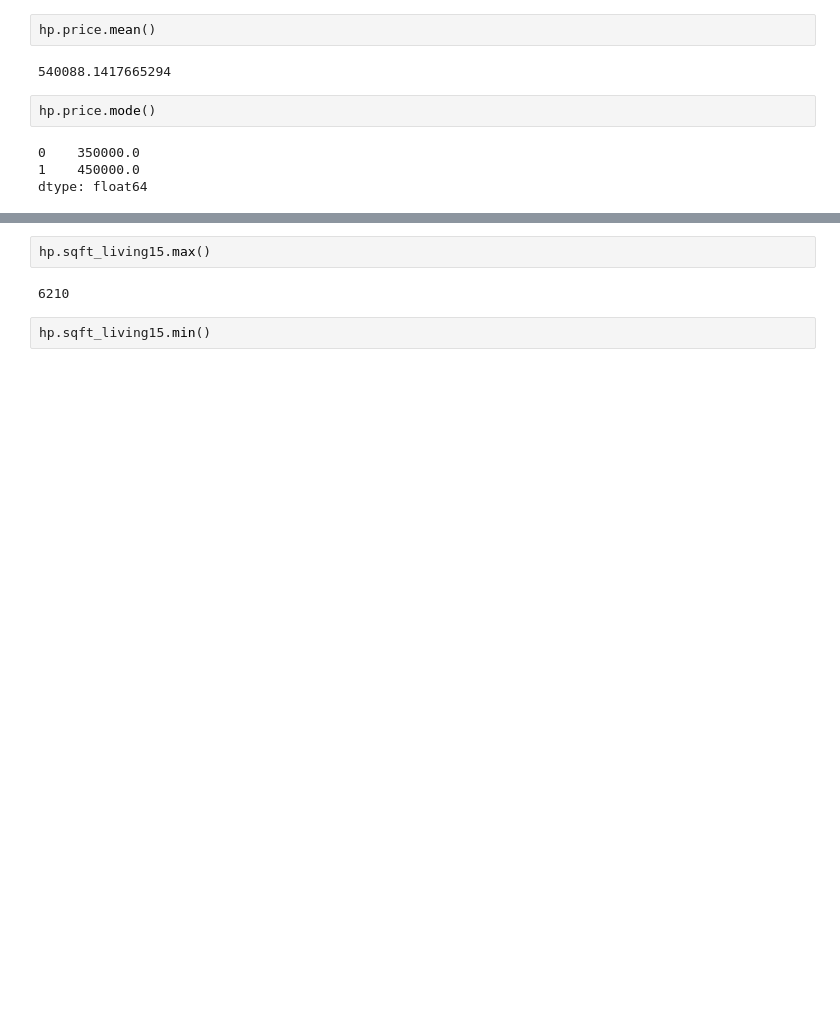
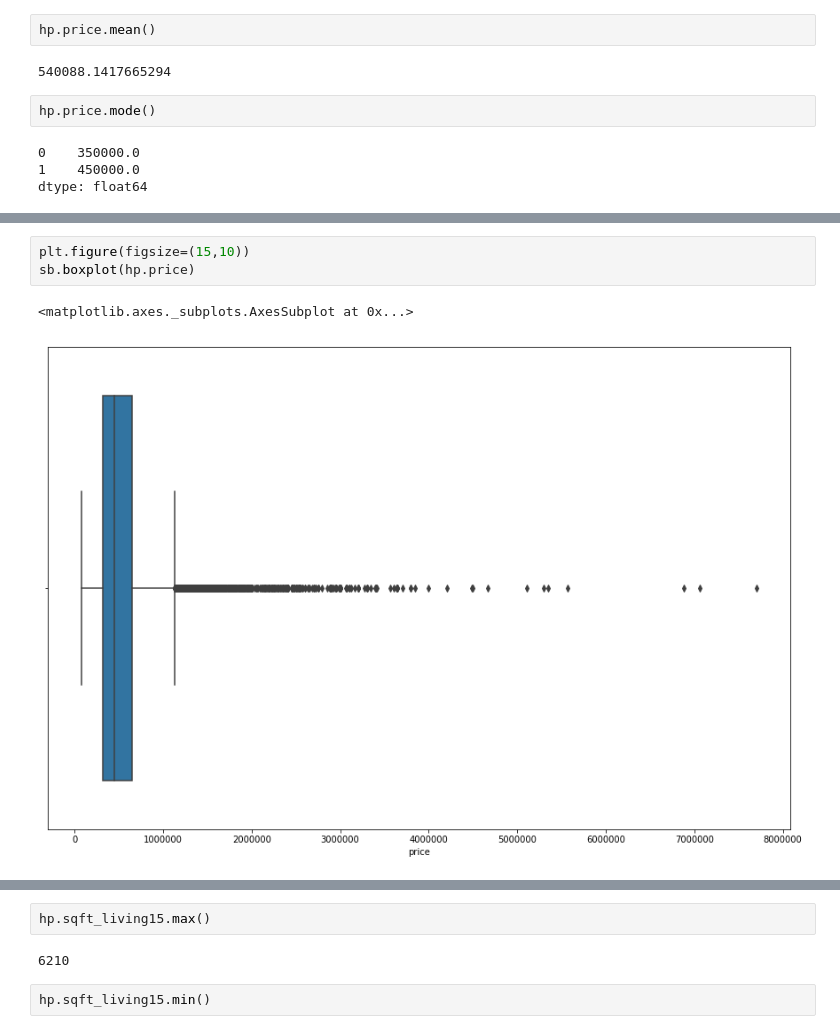
Before and after one commit to Akshay-Sehgal/Assignment, a Jupyter notebook: Assignments_7.ipynb, the cells around one changed output, grey strips where cells are left out. Drawn from its saved outputs; the diff is of its cells as text; blank space fills up the shorter version.

```diff
--- a/Assignments_7.ipynb
+++ b/Assignments_7.ipynb
@@ -131,0 +134,6 @@ dtype: float64
+# %%
+plt.figure(figsize=(15,10))
+sb.boxplot(hp.price)
+# %% [output]
+<matplotlib.axes._subplots.AxesSubplot at 0x...>
+[figure, added]
```
Also changed, not shown: parts of 24 cells of this notebook.
